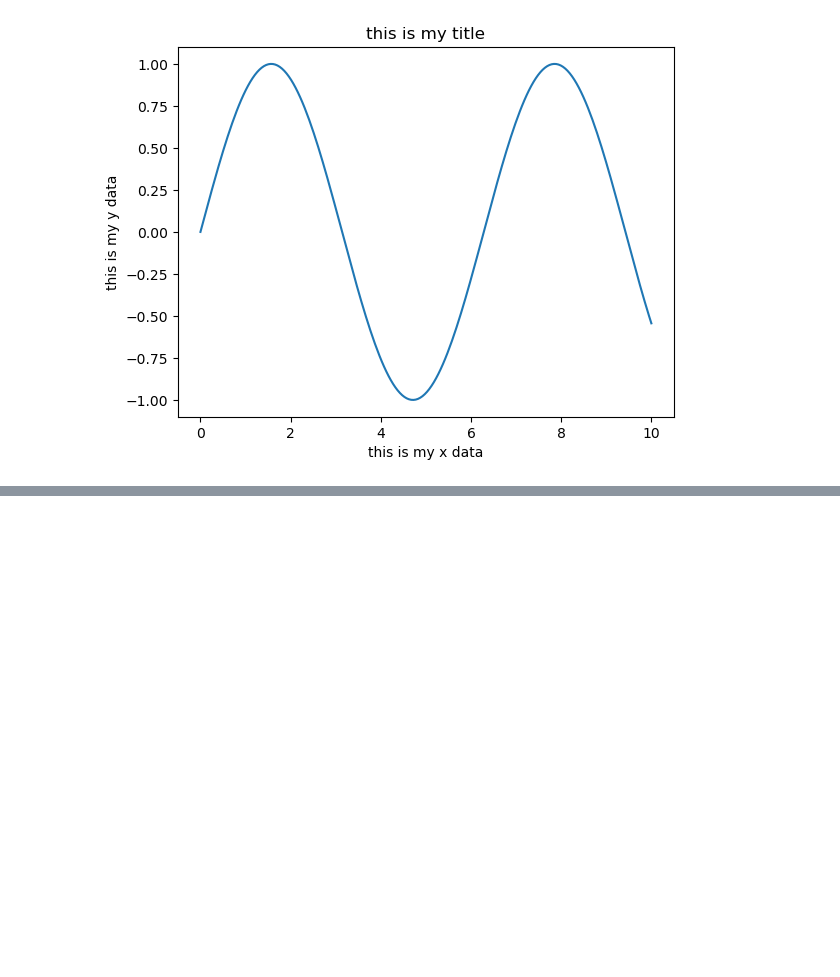
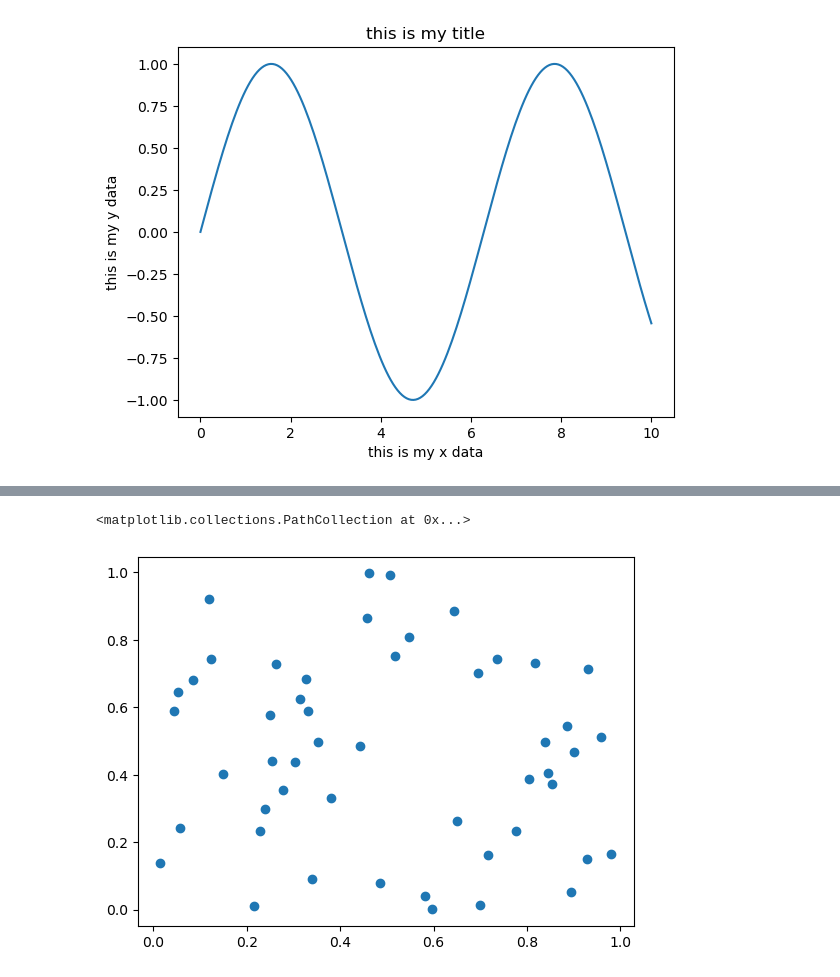
Before and after one commit to PranavAvasthi/Matplotlib, a Jupyter notebook: matplotlib_lib.ipynb, the cells around one changed output, grey strips where cells are left out. Drawn from its saved outputs; the diff is of its cells as text; code cells hidden in the pictures; blank space fills up the shorter version.

Commit message:
Scatter Graph

```diff
--- a/matplotlib_lib.ipynb
+++ b/matplotlib_lib.ipynb
@@ -59,3 +59,7 @@ plt.title("this is my title")
 plt.show()
 # %% [output]
 [figure]
+# %%
+x = np.random.rand(50)
+# %%
+y = np.random.rand(50)
@@ -61,0 +95,5 @@ plt.show()
+# %%
+plt.scatter(x,y)
+# %% [output]
+<matplotlib.collections.PathCollection at 0x...>
+[figure, added]
```
Also changed, not shown: parts of 6 cells of this notebook.
